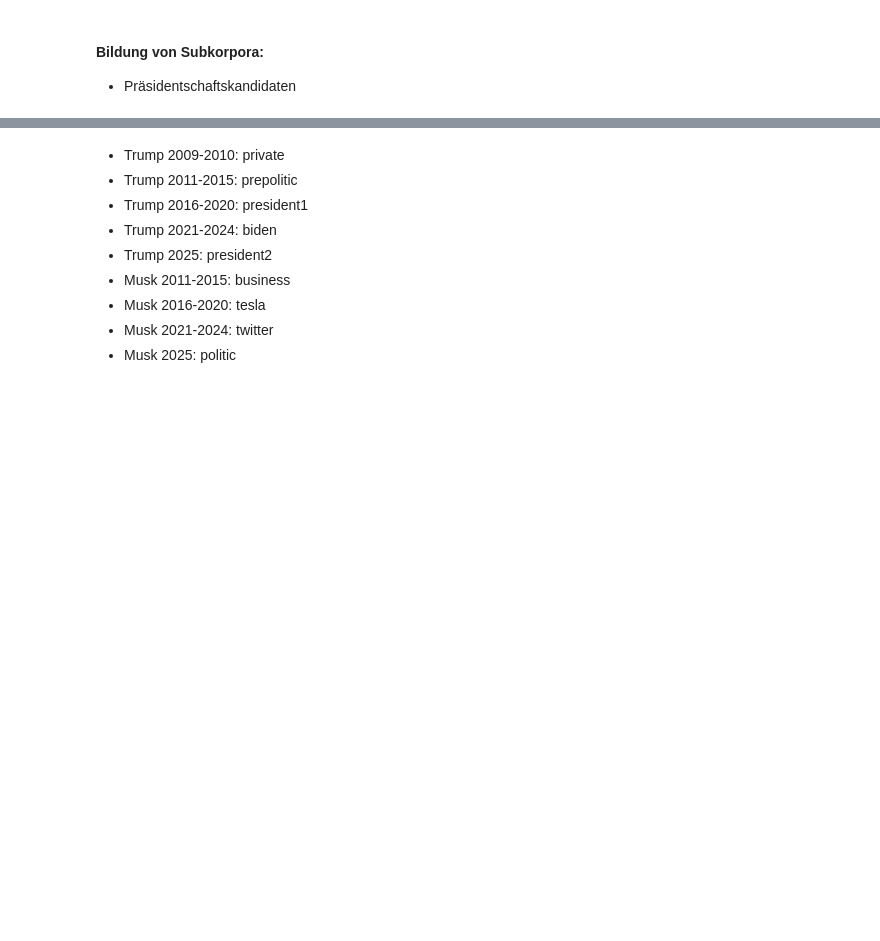
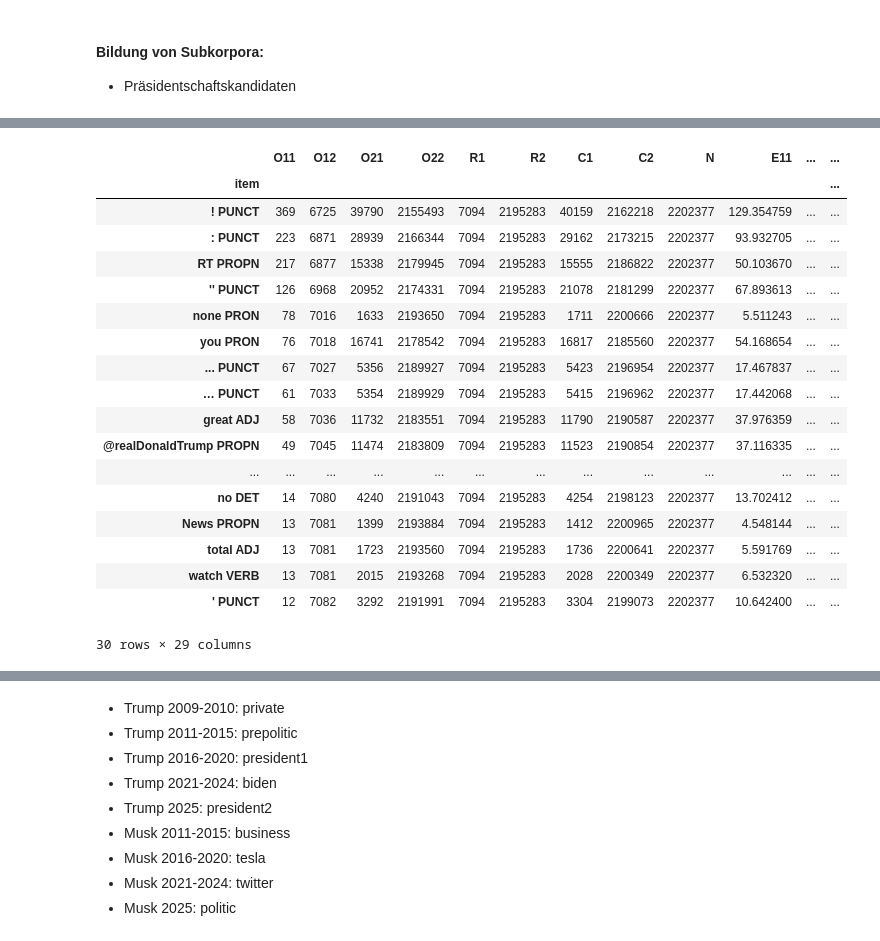
Before and after one commit to vivien3mueller/TrumMus, a Jupyter notebook: 04 CWB_cwb-ccc.ipynb, the cells around one changed output, grey strips where cells are left out. Drawn from its saved outputs; the diff is of its cells as text; code cells hidden in the pictures; blank space fills up the shorter version.

```diff
--- a/04 CWB_cwb-ccc.ipynb
+++ b/04 CWB_cwb-ccc.ipynb
@@ -931,2 +1476,24 @@ dtrump.collocates(['lemma', 'pos'], order='O11').iloc[:30]
+# %%
+russia.collocates(['lemma', 'pos'], order='O11').iloc[:30]
+# %% [output]
+|  | O11 | O12 | O21 | O22 | R1 | R2 | C1 | C2 | N | E11 | ... | ... |
+| item |  |  |  |  |  |  |  |  |  |  |  | ... |
+| ! PUNCT | 369 | 6725 | 39790 | 2155493 | 7094 | 2195283 | 40159 | 2162218 | 2202377 | 129.354759 | ... | ... |
+| : PUNCT | 223 | 6871 | 28939 | 2166344 | 7094 | 2195283 | 29162 | 2173215 | 2202377 | 93.932705 | ... | ... |
+| RT PROPN | 217 | 6877 | 15338 | 2179945 | 7094 | 2195283 | 15555 | 2186822 | 2202377 | 50.103670 | ... | ... |
+| '' PUNCT | 126 | 6968 | 20952 | 2174331 | 7094 | 2195283 | 21078 | 2181299 | 2202377 | 67.893613 | ... | ... |
+| none PRON | 78 | 7016 | 1633 | 2193650 | 7094 | 2195283 | 1711 | 2200666 | 2202377 | 5.511243 | ... | ... |
+| you PRON | 76 | 7018 | 16741 | 2178542 | 7094 | 2195283 | 16817 | 2185560 | 2202377 | 54.168654 | ... | ... |
+| ... PUNCT | 67 | 7027 | 5356 | 2189927 | 7094 | 2195283 | 5423 | 2196954 | 2202377 | 17.467837 | ... | ... |
+| … PUNCT | 61 | 7033 | 5354 | 2189929 | 7094 | 2195283 | 5415 | 2196962 | 2202377 | 17.442068 | ... | ... |
+| great ADJ | 58 | 7036 | 11732 | 2183551 | 7094 | 2195283 | 11790 | 2190587 | 2202377 | 37.976359 | ... | ... |
+| @realDonaldTrump PROPN | 49 | 7045 | 11474 | 2183809 | 7094 | 2195283 | 11523 | 2190854 | 2202377 | 37.116335 | ... | ... |
+| ... | ... | ... | ... | ... | ... | ... | ... | ... | ... | ... | ... | ... |
+| no DET | 14 | 7080 | 4240 | 2191043 | 7094 | 2195283 | 4254 | 2198123 | 2202377 | 13.702412 | ... | ... |
+| News PROPN | 13 | 7081 | 1399 | 2193884 | 7094 | 2195283 | 1412 | 2200965 | 2202377 | 4.548144 | ... | ... |
+| total ADJ | 13 | 7081 | 1723 | 2193560 | 7094 | 2195283 | 1736 | 2200641 | 2202377 | 5.591769 | ... | ... |
+| watch VERB | 13 | 7081 | 2015 | 2193268 | 7094 | 2195283 | 2028 | 2200349 | 2202377 | 6.532320 | ... | ... |
+| ' PUNCT | 12 | 7082 | 3292 | 2191991 | 7094 | 2195283 | 3304 | 2199073 | 2202377 | 10.642400 | ... | ... |
+30 rows × 29 columns
 # %%
 dtrump.keywords(["lemma", "pos"], order="log_likelihood").head(30)
```
Also changed, not shown: parts of 83 cells of this notebook.
